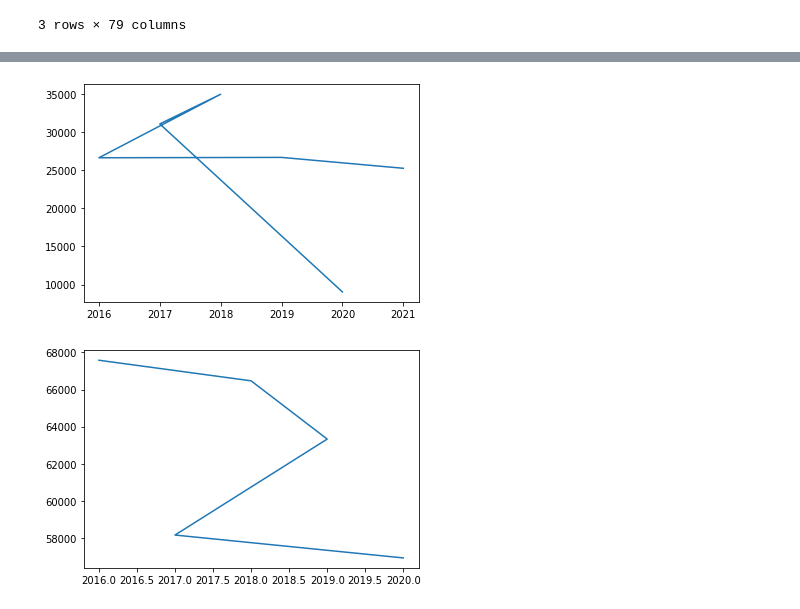
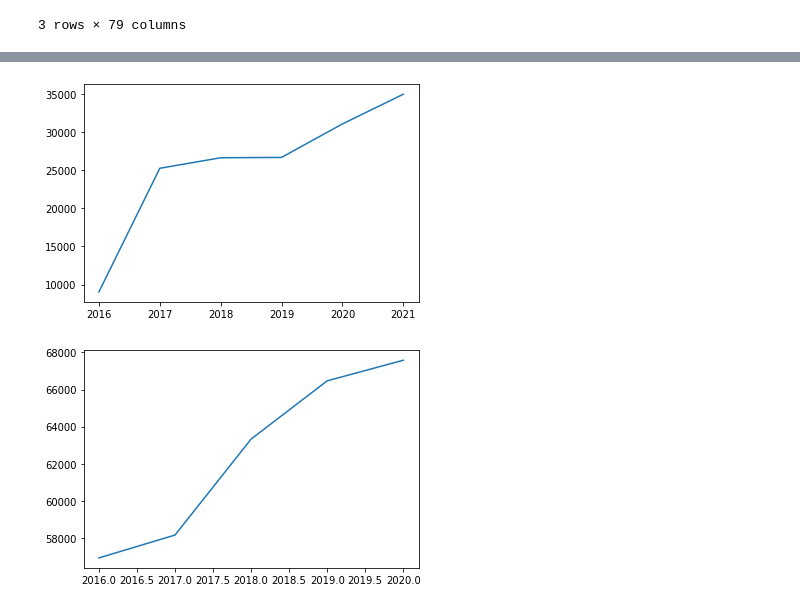
Before and after one commit to ASwigart/Project-1-EDA-Git-Collab, a Jupyter notebook: Combined Charts 2.ipynb, the cells around one changed output, grey strips where cells are left out. Saved outputs shown, nothing was run; the diff lists cells and outputs as text; code cells hidden in the pictures.

```diff
--- a/Combined Charts 2.ipynb
+++ b/Combined Charts 2.ipynb
@@ -37,26 +92,25 @@ TypeError: 'DataFrame' object is not callable
 #60608
 
 df_60608 = merged_df.loc[merged_df["prop_address_zipcode_1"] == 60608]
-x_axis_data = df_60608["year"].unique()
+x_axis_data = df_60608.sort_values(by=['year'])["year"].unique()
 y_axis_data = df_60608["board_tot"].groupby(df_60608["year"]).mean()
-y_axis_sorted = y_axis_data.sort_index(ascending=False)
+y_axis_sorted = y_axis_data.sort_values(ascending=True)
 plt.plot(x_axis_data, y_axis_sorted)
-
 plt.show()
 # %% [output]
-[figure, old version]
+[figure, new version]
 # %%
 #60614
 
 df_60614 = merged_df.loc[merged_df["prop_address_zipcode_1"] == 60614]
-x_axis_data = df_60614["year"].unique()
+x_axis_data = df_60614.sort_values(by=['year'])["year"].unique()
 y_axis_data = df_60614["board_tot"].groupby(df_60614["year"]).mean()
 y_axis_sorted = y_axis_data.sort_values()
 plt.plot(x_axis_data, y_axis_sorted)
 
 plt.show()
 # %% [output]
-[figure, old version]
+[figure, new version]
 # %%
 #60618
 
```
Also changed, not shown: parts of 7 cells of this notebook.
